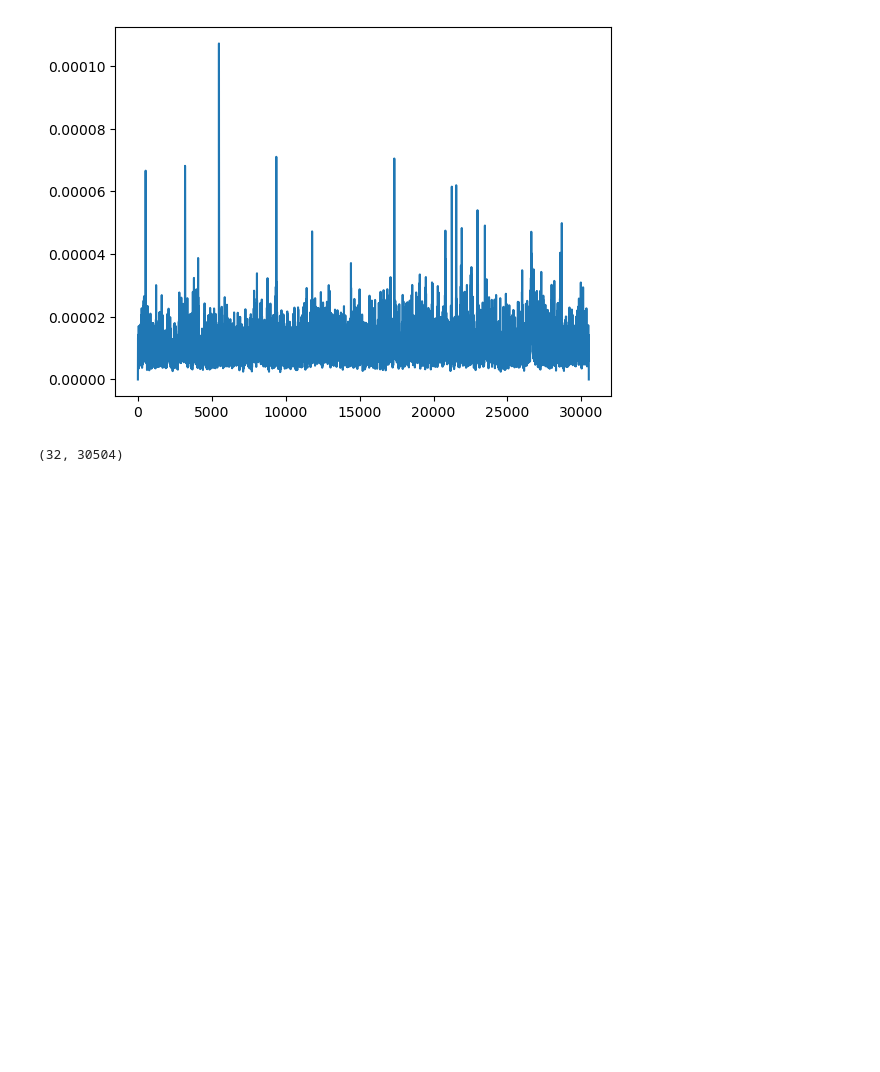
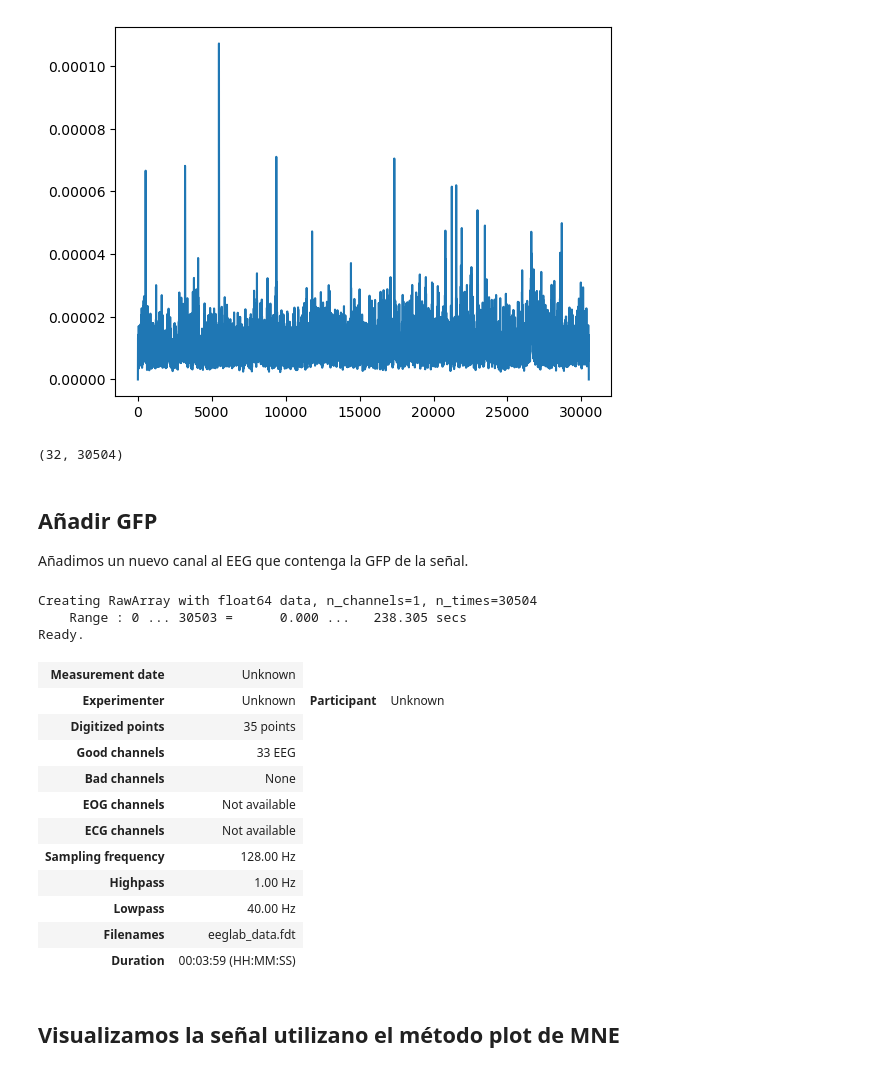
Before and after one commit to gitorivera/eeg-project, a Jupyter notebook: Topographic_map.ipynb, the cells around one changed output. Drawn from its saved outputs; the diff is of its cells as text; code cells hidden in the pictures; blank space fills up the shorter version.

Commit message:
Se calcula el GFP y se añade a la señal inicial

```diff
--- a/Topographic_map.ipynb
+++ b/Topographic_map.ipynb
@@ -72,3 +72,42 @@ plt.show()
 print(Y.shape)
 # %% [output]
 (32, 30504)
+# %% [markdown]
+## Añadir GFP
+Añadimos un nuevo canal al EEG que contenga la GFP de la señal.
+# %%
+
+
+# le damos forma al nuevo canal
+reshaped_GFP = GFP.reshape(1, GFP.shape[0])
+new_channel_data = reshaped_GFP
+# Especifica el nombre del nuevo canal y su tipo
+new_channel_name = 'GFP'
+new_channel_type = 'eeg'
+
+# Crea un objeto Info con la información del nuevo canal
+new_channel_info = mne.create_info(ch_names=[new_channel_name], sfreq=eeglab_raw.info['sfreq'], ch_types=[new_channel_type])
+
+# Crea un objeto RawArray con los datos del nuevo canal y la información del canal
+new_channel_raw = mne.io.RawArray(new_channel_data, new_channel_info)
+
+# Añade el objeto RawArray al objeto Raw existente
+eeglab_raw.add_channels([new_channel_raw], force_update_info=True)
+# %% [output]
+Creating RawArray with float64 data, n_channels=1, n_times=30504
+    Range : 0 ... 30503 =      0.000 ...   238.305 secs
+Ready.
+| Measurement date | Unknown |
+| Experimenter | Unknown | Participant | Unknown |
+| Digitized points | 35 points |
+| Good channels | 33 EEG |
+| Bad channels | None |
+| EOG channels | Not available |
+| ECG channels | Not available |
+| Sampling frequency | 128.00 Hz |
+| Highpass | 1.00 Hz |
+| Lowpass | 40.00 Hz |
+| Filenames | eeglab_data.fdt |
+| Duration | 00:03:59 (HH:MM:SS) |
+# %% [markdown]
+## Visualizamos la señal utilizano el método plot de MNE
```
Also changed, not shown: parts of 3 cells of this notebook, 1 other file.
